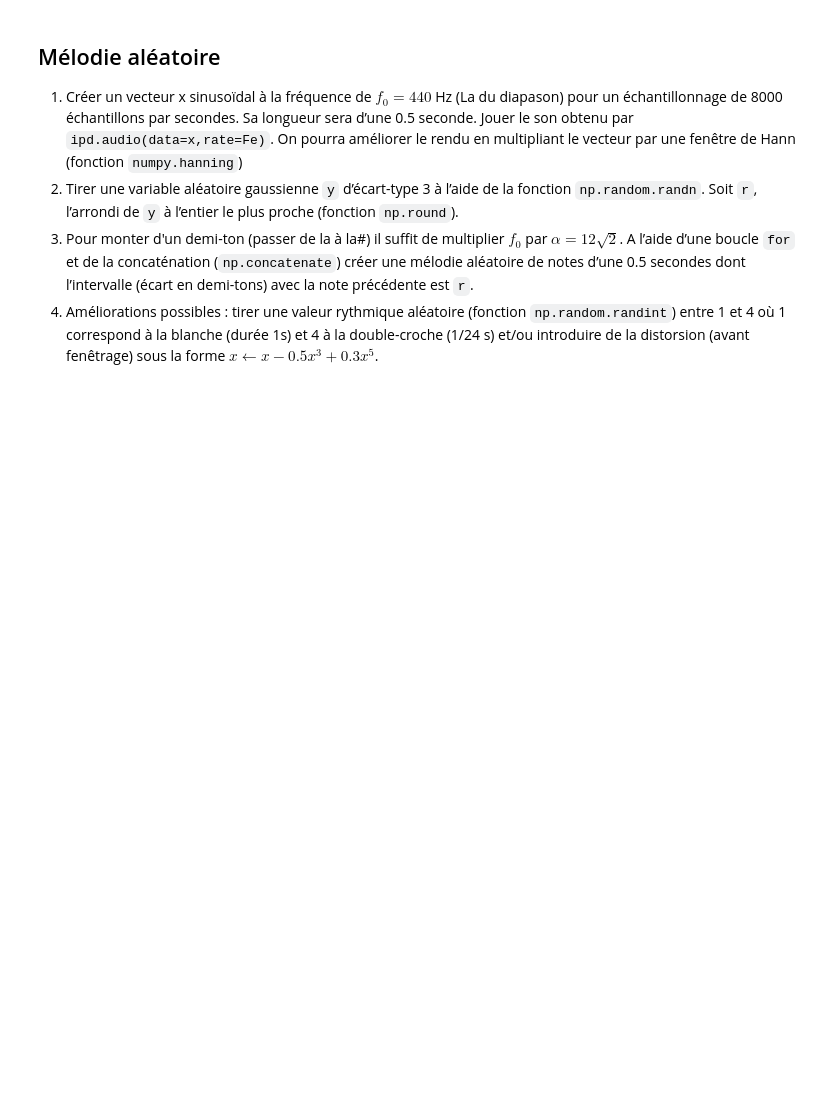
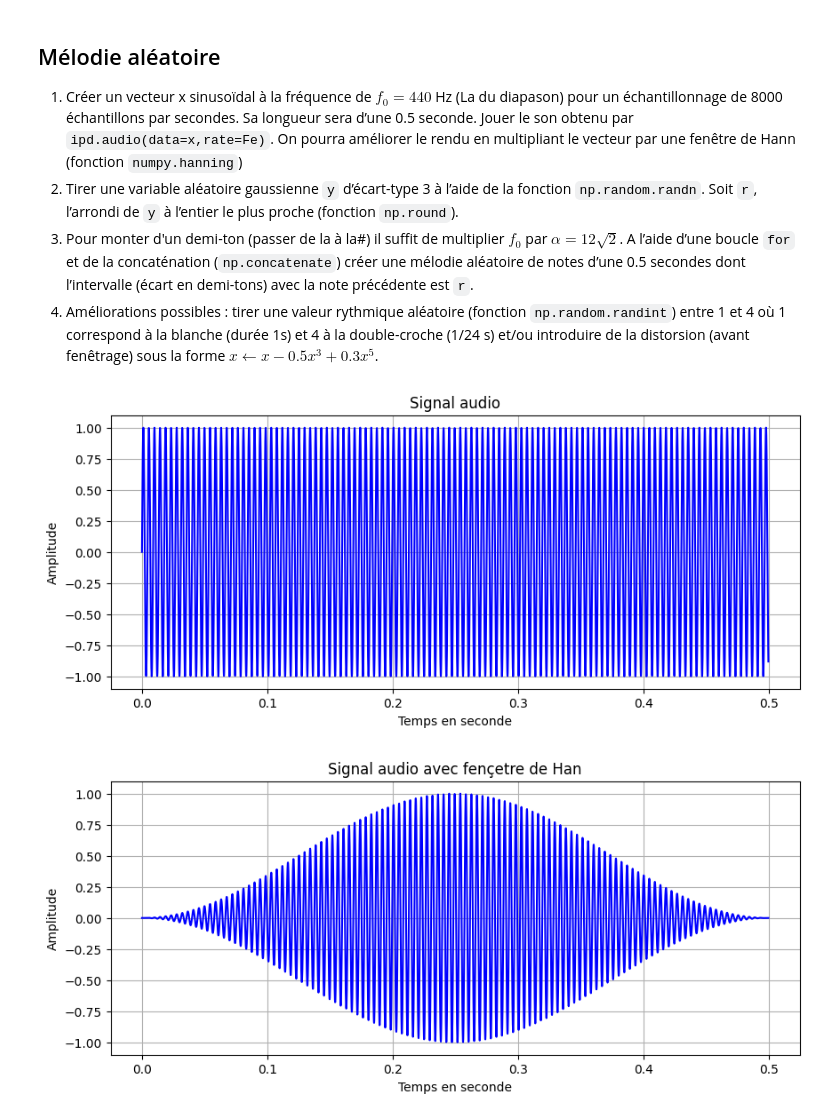
Before and after one commit to titiuo/Lost-Frequency, a Jupyter notebook: fichierwav.ipynb, the cells around one changed output. Drawn from its saved outputs; the diff is of its cells as text; code cells hidden in the pictures; blank space fills up the shorter version.

```diff
--- a/fichierwav.ipynb
+++ b/fichierwav.ipynb
@@ -71,0 +81,29 @@ sous la forme $x \leftarrow x - 0.5 x^3 +	0.3x^5$.
+# %%
+Fe=8000
+N=4000
+f0=440
+x=[np.sin(t*f0) for t in range(N)]
+x_hanning=[np.sin(t*f0) for t in range(N)]*np.hanning(N)
+
+T=[i*1/Fe for i in range(len(x))]
+
+plt.figure(figsize=(10,4))
+plt.plot(T,x,color='b')
+plt.xlabel('Temps en seconde')
+plt.ylabel('Amplitude')
+plt.title('Signal audio')
+plt.grid()
+plt.show()
+
+plt.figure(figsize=(10,4))
+plt.plot(T,x_hanning,color='b')
+plt.xlabel('Temps en seconde')
+plt.ylabel('Amplitude')
+plt.title('Signal audio avec fenêtre de Han')
+plt.grid()
+plt.show()
+
+ipd.Audio(data=x_hanning, rate=Fe)
+# %% [output]
+[figure, added]
+[figure, added]
```
Also changed, not shown: parts of 9 cells of this notebook.
